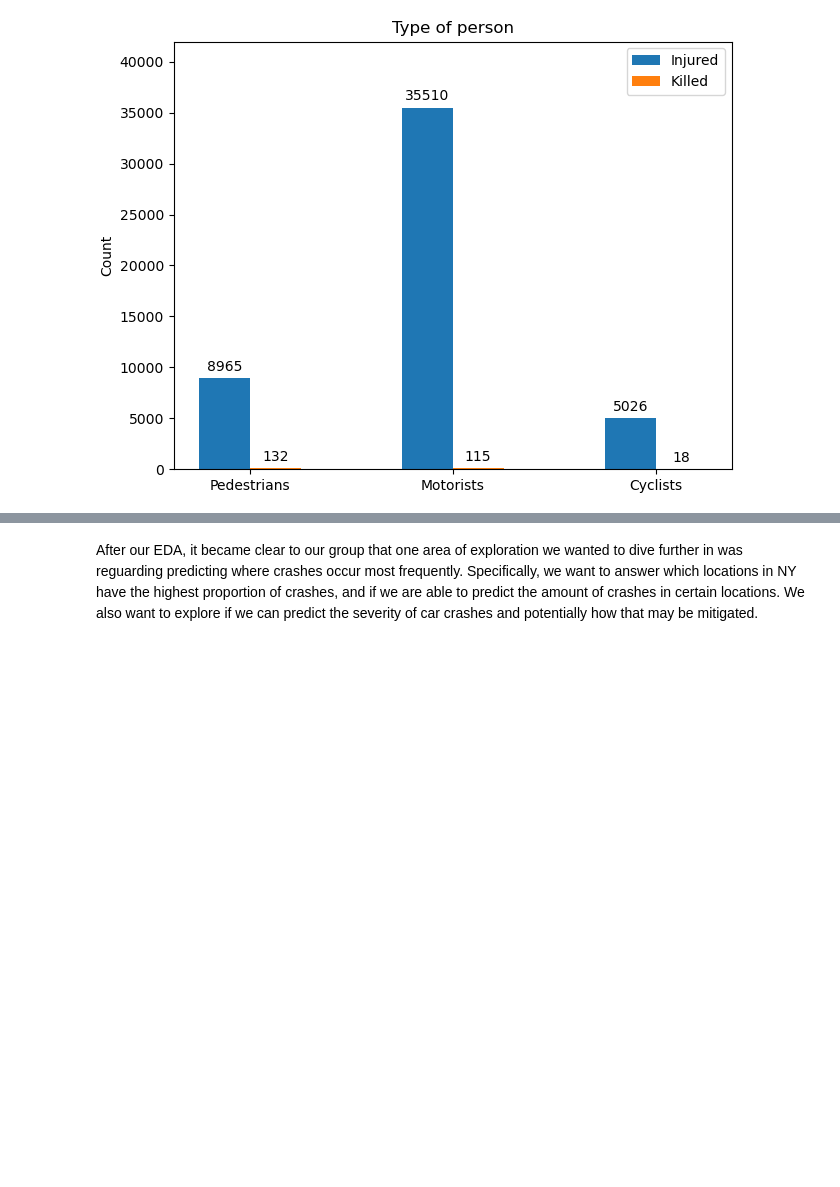
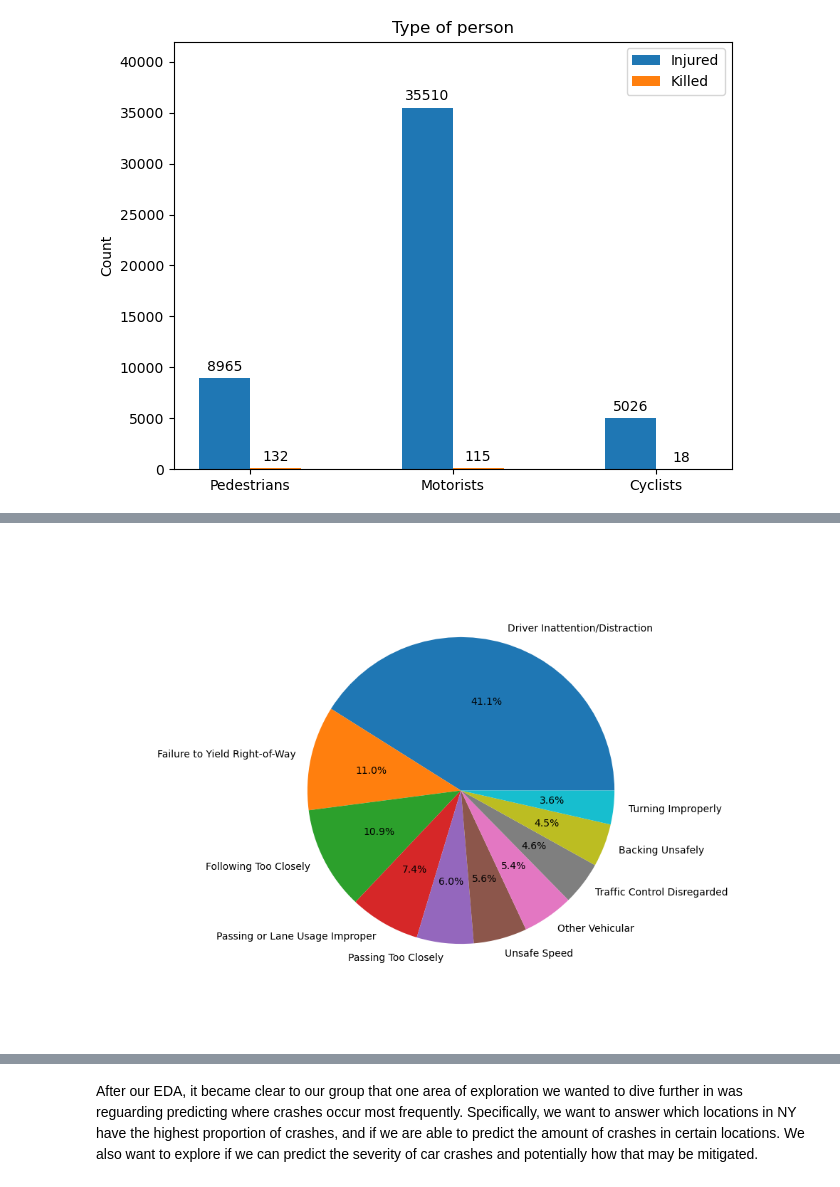
Before and after one commit to UCB-stat-159-s23/project-group19, a Jupyter notebook: main.ipynb, the cells around one changed output, grey strips where cells are left out. Saved outputs shown, nothing was run; the diff lists cells and outputs as text; code cells hidden in the pictures; blank space fills up the shorter version.

```diff
--- a/main.ipynb
+++ b/main.ipynb
@@ -40,0 +65,4 @@ Image("Charts/Collisons by Vehicle.png")
+# %%
+Image("Charts/Collisions by Contributing Factor.png")
+# %% [output]
+[figure, added]
```
Also changed, not shown: parts of 22 cells of this notebook, 11 other files.
